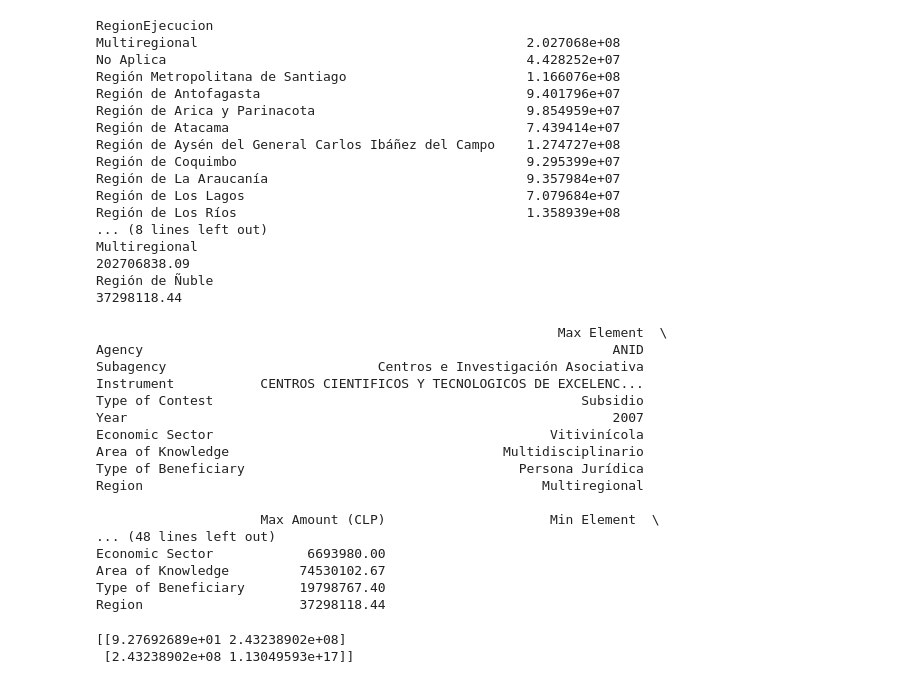
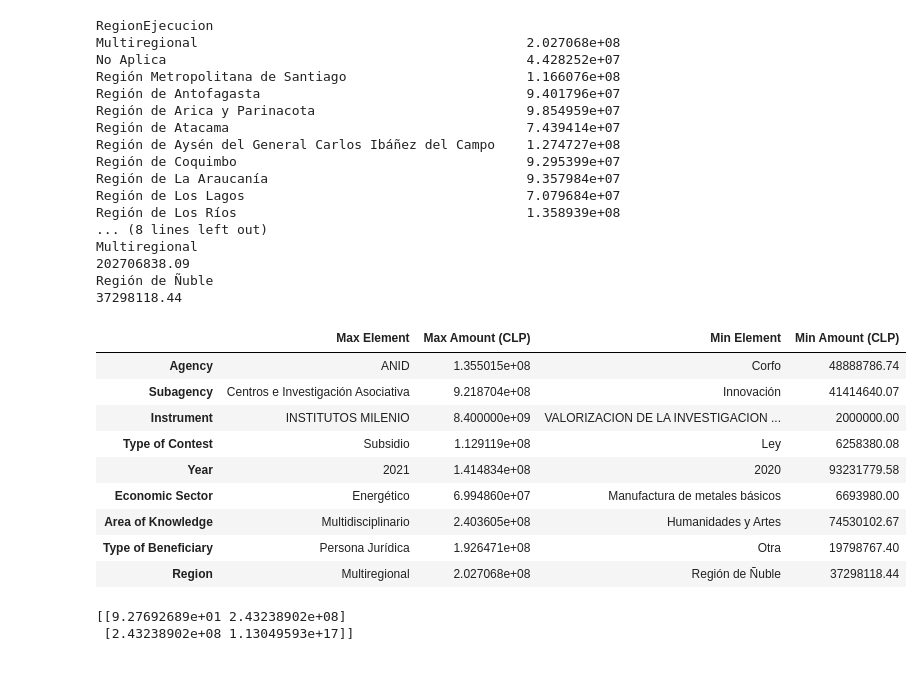
Before and after one commit to Claudio-AhumadaL/Science-and-Technology-in-Chile--State-funding-between-1982-and-2022, a Jupyter notebook: Science and Technology Projects - Funding Awarded by Chilean State between 1982 and 2022.ipynb, the cells around one changed output. Cells and saved outputs as stored; diff of their text form; code cells hidden in the pictures.

```diff
--- a/Science and Technology Projects - Funding Awarded by Chilean State between 1982 and 2022.ipynb
+++ b/Science and Technology Projects - Funding Awarded by Chilean State between 1982 and 2022.ipynb
@@ -976,34 +976,27 @@ Región de Ñuble
 # %%
 # Highest and lowest average amount granted per category for last 5 years projects - Summarizing table.
 
 aa_data_l5y = {'Max Element': [max_a_l5y, max_sa_l5y, max_i_l5y, max_tc_l5y, max_y_l5y, max_ea_l5y, max_ak_l5y, max_tb_l5y, max_r_l5y],\
           'Max Amount (CLP)': [max_aa_a_l5y, max_aa_sa_l5y, max_aa_i_l5y, max_aa_tc_l5y, max_aa_y_l5y, max_aa_ea_l5y, max_aa_ak_l5y, max_aa_tb_l5y, max_aa_r_l5y],\
           'Min Element': [min_a_l5y, min_sa_l5y, min_i_l5y, min_tc_l5y, min_y_l5y, min_ea_l5y, min_ak_l5y, min_tb_l5y, min_r_l5y],\
           'Min Amount (CLP)': [min_aa_a_l5y, min_aa_sa_l5y, min_aa_i_l5y, min_aa_tc_l5y, min_aa_y_l5y, min_aa_ea_l5y, min_aa_ak_l5y, min_aa_tb_l5y, min_aa_r_l5y]}
 
 summary_table_l5y = pd.DataFrame(aa_data_l5y, index=['Agency', 'Subagency', 'Instrument', 'Type of Contest', 'Year', 'Economic Sector',\
                                             'Area of Knowledge', 'Type of Beneficiary', 'Region'])
 
-print(summary_table)
-print(summary_table_l5y)
+
+summary_table_l5y
 # %% [output]
-                                                           Max Element  \
-Agency                                                            ANID
-Subagency                           Centros e Investigación Asociativa
-Instrument           CENTROS CIENTIFICOS Y TECNOLOGICOS DE EXCELENC...
-Type of Contest                                               Subsidio
-Year                                                              2007
-Economic Sector                                           Vitivinícola
-Area of Knowledge                                   Multidisciplinario
-Type of Beneficiary                                   Persona Jurídica
-Region                                                   Multiregional
-
-                     Max Amount (CLP)                     Min Element  \
-... (48 lines left out)
-Economic Sector            6693980.00
-Area of Knowledge         74530102.67
-Type of Beneficiary       19798767.40
-Region                    37298118.44
+|  | Max Element | Max Amount (CLP) | Min Element | Min Amount (CLP) |
+| Agency | ANID | 1.355015e+08 | Corfo | 48888786.74 |
+| Subagency | Centros e Investigación Asociativa | 9.218704e+08 | Innovación | 41414640.07 |
+| Instrument | INSTITUTOS MILENIO | 8.400000e+09 | VALORIZACION DE LA INVESTIGACION ... | 2000000.00 |
+| Type of Contest | Subsidio | 1.129119e+08 | Ley | 6258380.08 |
+| Year | 2021 | 1.414834e+08 | 2020 | 93231779.58 |
+| Economic Sector | Energético | 6.994860e+07 | Manufactura de metales básicos | 6693980.00 |
+| Area of Knowledge | Multidisciplinario | 2.403605e+08 | Humanidades y Artes | 74530102.67 |
+| Type of Beneficiary | Persona Jurídica | 1.926471e+08 | Otra | 19798767.40 |
+| Region | Multiregional | 2.027068e+08 | Región de Ñuble | 37298118.44 |
 # %%
 # Covariance of Year and Amount granted.
 
```
Also changed, not shown: parts of 1 cell of this notebook.
